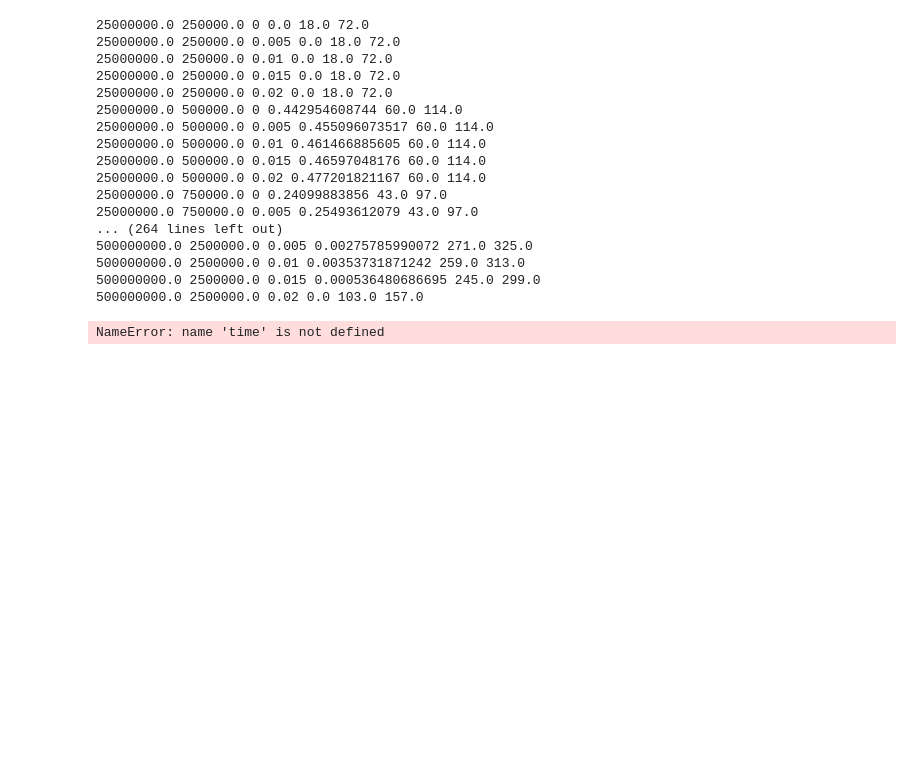
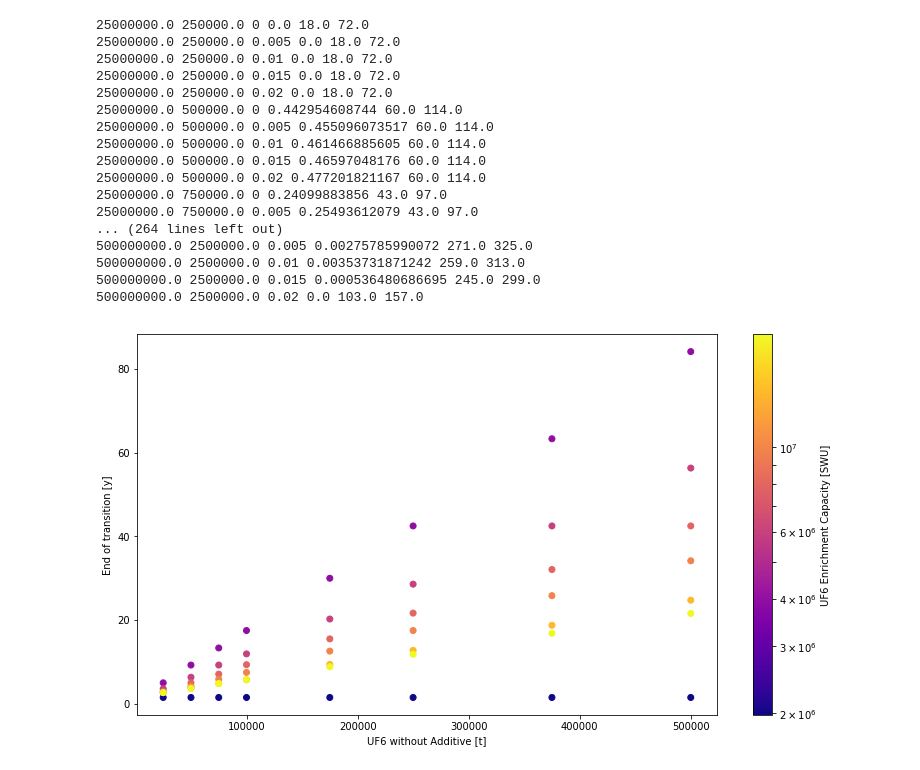
Before and after one commit to bam241/opra_sims, a Jupyter notebook: analysis/analysis_EG23.ipynb, the cells around one changed output. Saved outputs shown, nothing was run; the diff lists cells and outputs as text; code cells hidden in the pictures; blank space fills up the shorter version.

```diff
--- a/analysis/analysis_EG23.ipynb
+++ b/analysis/analysis_EG23.ipynb
@@ -218,15 +218,3 @@ np.save("eg23_last_unblend_array", output_last_unblend)
 500000000.0 2500000.0 0.01 0.00353731871242 259.0 313.0
 500000000.0 2500000.0 0.015 0.000536480686695 245.0 299.0
 500000000.0 2500000.0 0.02 0.0 103.0 157.0
-# %%
-import math
-import matplotlib.colors as colors
-import numpy as np
-
-x_blend = [x[0]/1000 for x in output]
-thr_blend = [x[1]*7.923 for x in output]
-thr_colors = np.array([x[1]*7.923 for x in output])
-blend_colors = np.array([x[0]/1000 for x in output])
-time_y = [x/12. for x in time]
-# %% [output]
-NameError: name 'time' is not defined
@@ -233,8 +270,10 @@ NameError: name 'time' is not defined
 # %%
 fig, ax = plt.subplots(figsize=(13,7))
 plt.xlabel("UF6 without Additive [t]")
 plt.ylabel("End of transition [y]")
 z_colors = thr_colors
-sp = ax.scatter(x=x_blend, y=time_y, c=z_colors, norm=colors.LogNorm(vmin=z_colors.min(), vmax=z_colors.max()), cmap='plasma')
-cbar =fig.colorbar(sp, label="UF6 Enrichment Capacity [SWU]")
+sp = ax.scatter(x=x_unblended, y=y_time, c=z_colors, norm=colors.LogNorm(vmin=z_colors.min(), vmax=z_colors.max()), cmap='plasma')
+cbar = fig.colorbar(sp, label="UF6 Enrichment Capacity [SWU]")
 #tt = cbar.ax.set_yticklabels(['', '', '5e5', '','', '', '', '1e6','2e6'])
+# %% [output]
+[figure, added]
```
Also changed, not shown: parts of 13 cells of this notebook, 1 other file.
